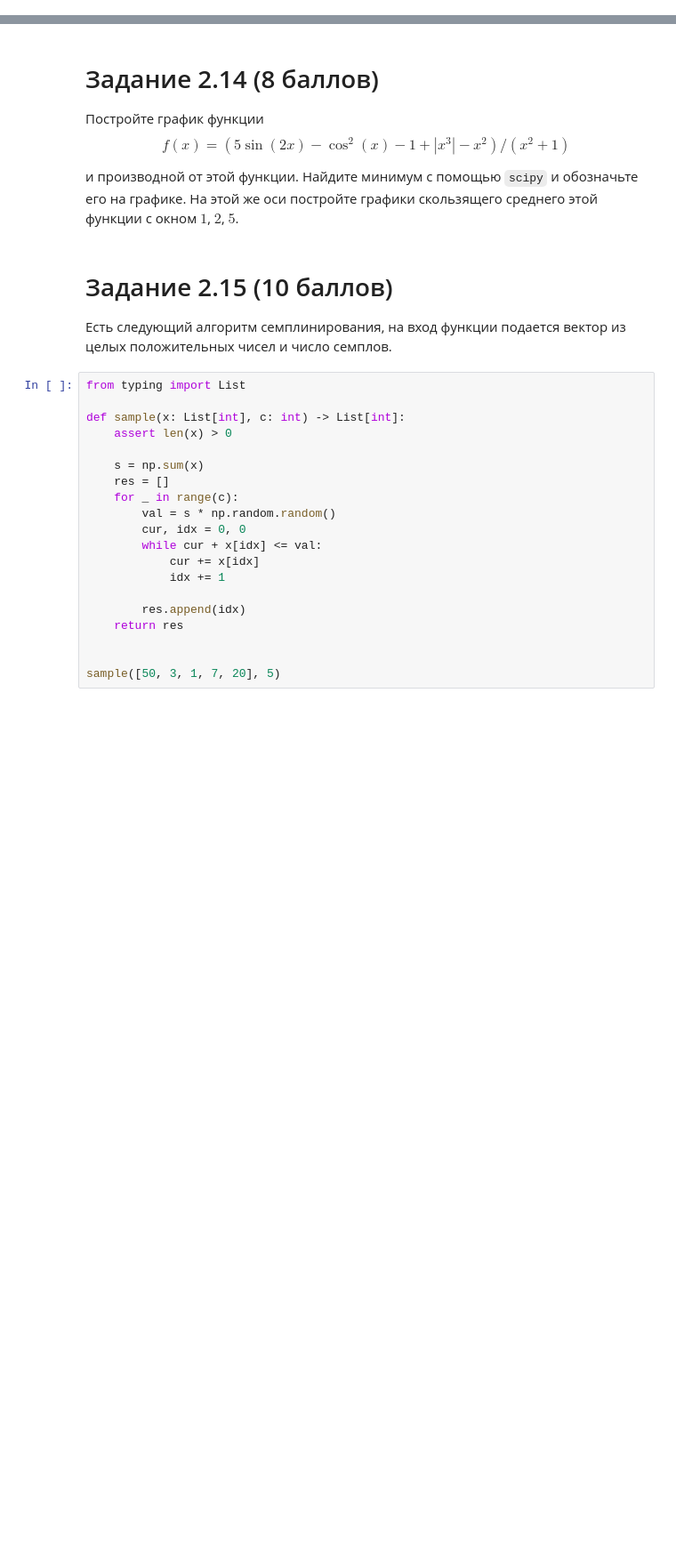
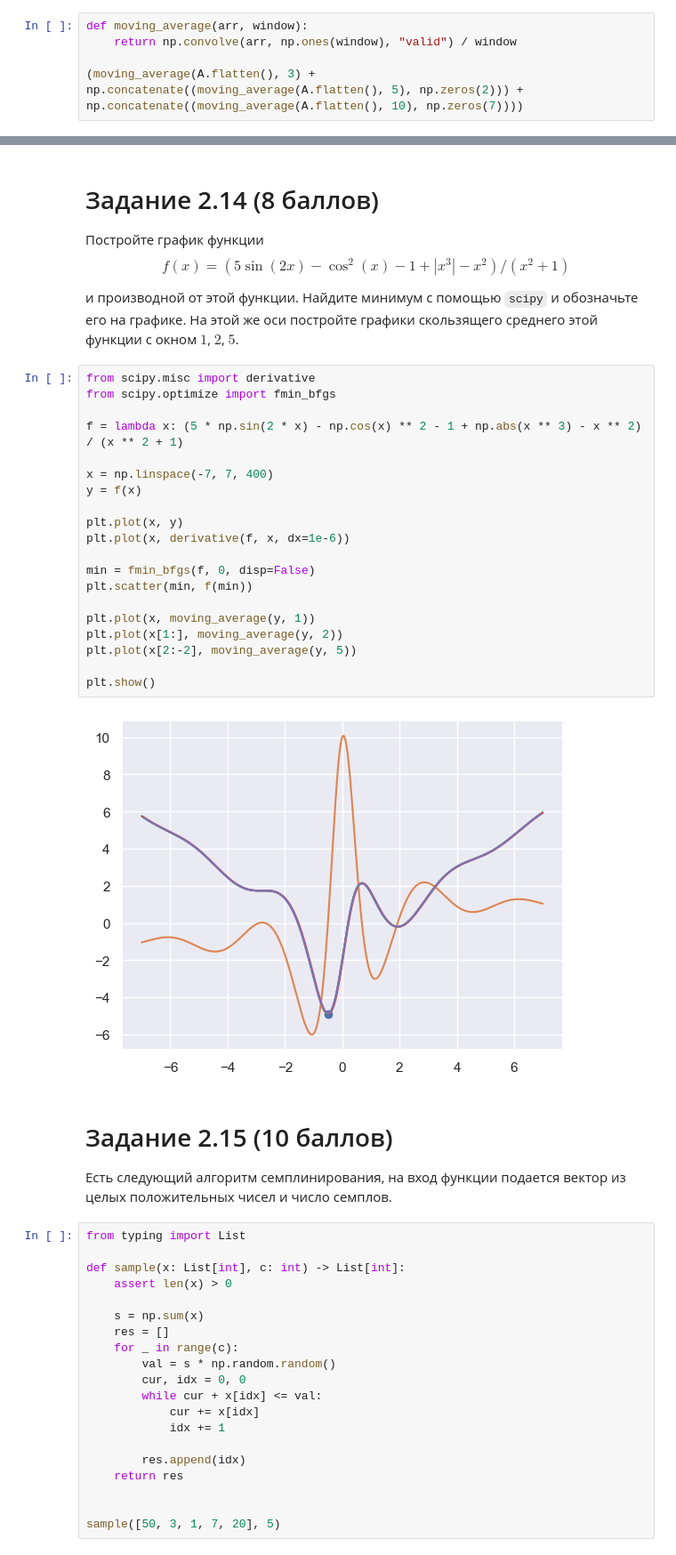
Before and after one commit to SergiusMagnus/Python-For-Data-Analysis, a Jupyter notebook: Task_2/Task_2.ipynb, the cells around one changed output, grey strips where cells are left out. Shown at 89% size. Saved outputs shown, nothing was run; the diff lists cells and outputs as text; blank space fills up the shorter version.

```diff
--- a/Task_2/Task_2.ipynb
+++ b/Task_2/Task_2.ipynb
@@ -247,2 +247,9 @@ array([[  8, 183,  72, ..., 279, 270, 243],
 
 *Tip: реализуйте функцию, которая считает скользящее среднее. Используйте [np.cumsum()](https://numpy.org/doc/stable/reference/generated/numpy.cumsum.html) или [np.convolve()](https://numpy.org/doc/stable/reference/generated/numpy.convolve.html)*
+# %%
+def moving_average(arr, window):
+    return np.convolve(arr, np.ones(window), "valid") / window
+
+(moving_average(A.flatten(), 3) +
+np.concatenate((moving_average(A.flatten(), 5), np.zeros(2))) +
+np.concatenate((moving_average(A.flatten(), 10), np.zeros(7))))
@@ -252,6 +262,28 @@ array([[  8, 183,  72, ..., 279, 270, 243],
 Постройте график функции $$f(x) = (5  \sin(2x) - \cos^2(x) - 1 + |x^3| - x^2) / (x^2 + 1)$$
 
 и производной от этой функции.  Найдите минимум с помощью `scipy` и обозначьте его на графике. На этой же оси постройте графики скользящего среднего этой функции с окном $1$, $2$, $5$.
+# %%
+from scipy.misc import derivative
+from scipy.optimize import fmin_bfgs
+
+f = lambda x: (5 * np.sin(2 * x) - np.cos(x) ** 2 - 1 + np.abs(x ** 3) - x ** 2) / (x ** 2 + 1)
+
+x = np.linspace(-7, 7, 400)
+y = f(x)
+
+plt.plot(x, y)
+plt.plot(x, derivative(f, x, dx=1e-6))
+
+min = fmin_bfgs(f, 0, disp=False)
+plt.scatter(min, f(min))
+
+plt.plot(x, moving_average(y, 1))
+plt.plot(x[1:], moving_average(y, 2))
+plt.plot(x[2:-2], moving_average(y, 5))
+
+plt.show()
+# %% [output]
+[figure, added]
 # %% [markdown]
 # Задание 2.15 (10 баллов)
 
```
Also changed, not shown: parts of 21 cells of this notebook.
